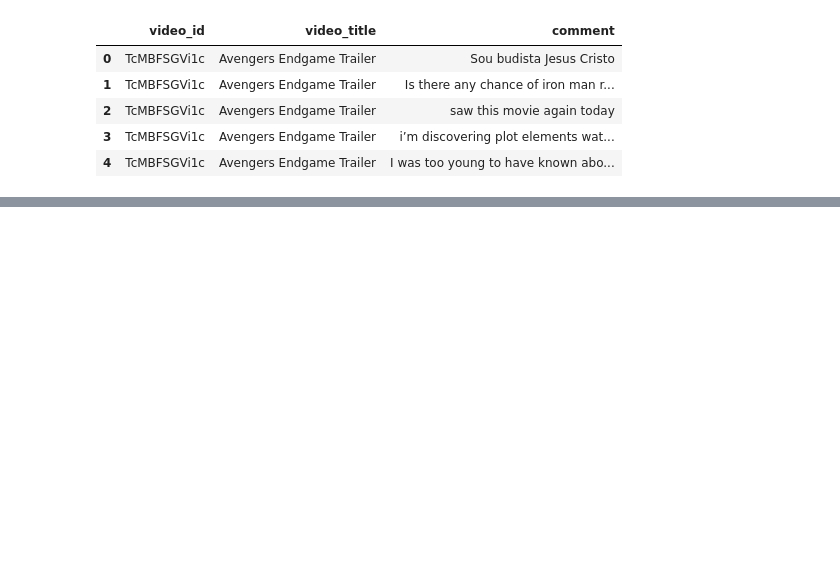
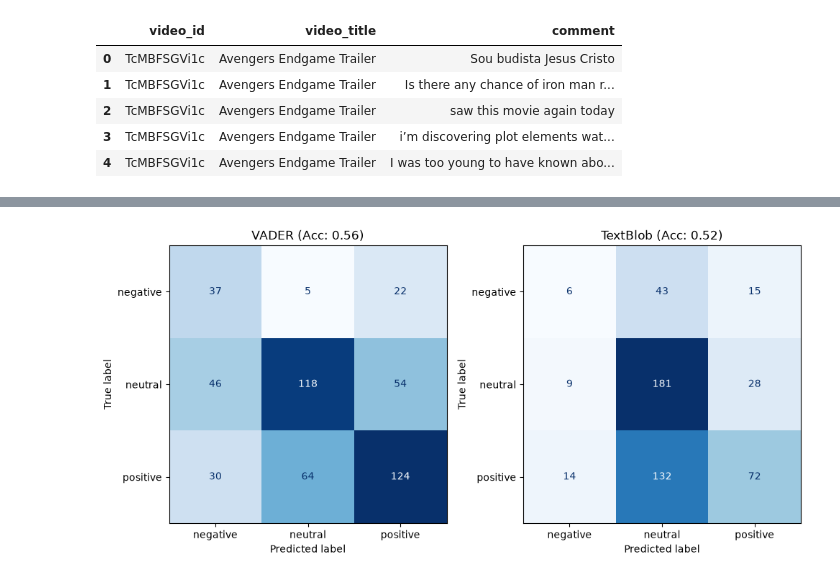
Before and after one commit to Kezelle/Milestone-4---Movie-Trailer-Sentiment-Analysis, a Jupyter notebook: testing_ko.ipynb, the cells around one changed output, grey strips where cells are left out. Saved outputs shown, nothing was run; the diff lists cells and outputs as text; code cells hidden in the pictures; blank space fills up the shorter version.

```diff
--- a/testing_ko.ipynb
+++ b/testing_ko.ipynb
@@ -174,0 +524,13 @@ df[['text', 'clean']].sample(5)
+# %%
+fig, axes = plt.subplots(1, 2, figsize=(10, 6))
+
+for ax, name in zip(axes, ["VADER", "TextBlob"]):
+    cm = confusion_matrix(y_human, preds[name], labels=labels)
+    disp = ConfusionMatrixDisplay(confusion_matrix=cm, display_labels=labels)
+    disp.plot(ax=ax, cmap="Blues", colorbar=False)
+    ax.set_title(f"{name} (Acc: {results[name]['accuracy']:.2f})")
+
+plt.tight_layout()
+plt.show()
+# %% [output]
+[figure, added]
```
Also changed, not shown: parts of 66 cells of this notebook, 3 other files.
